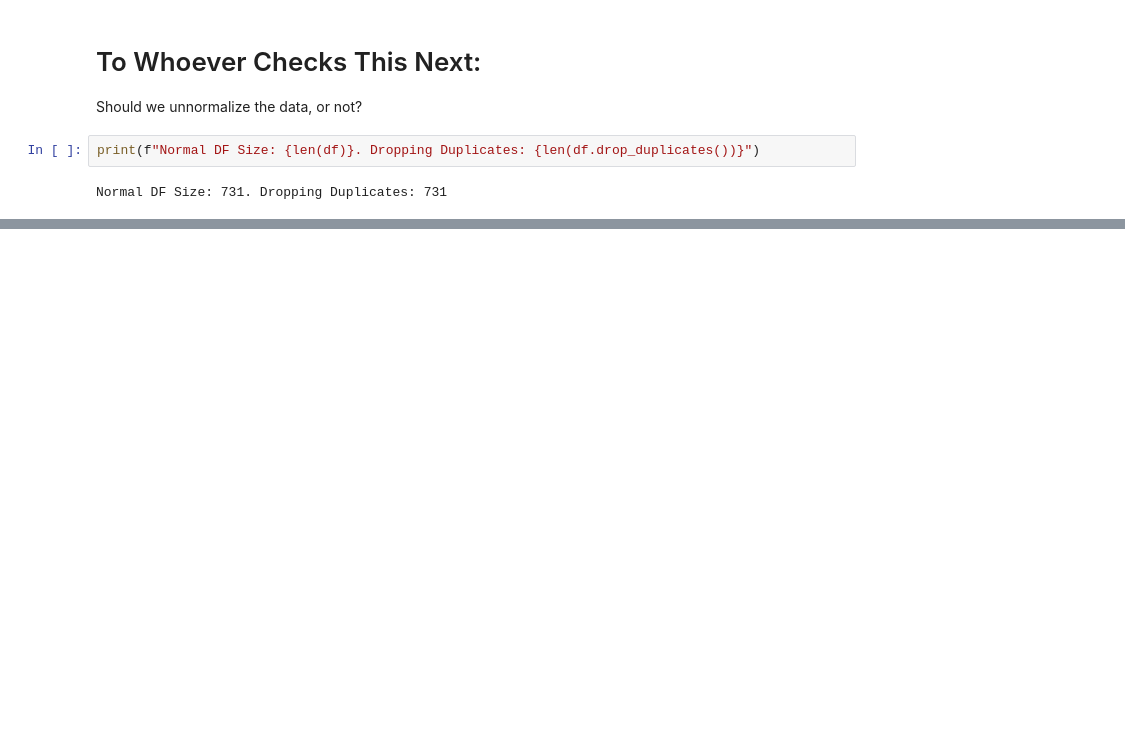
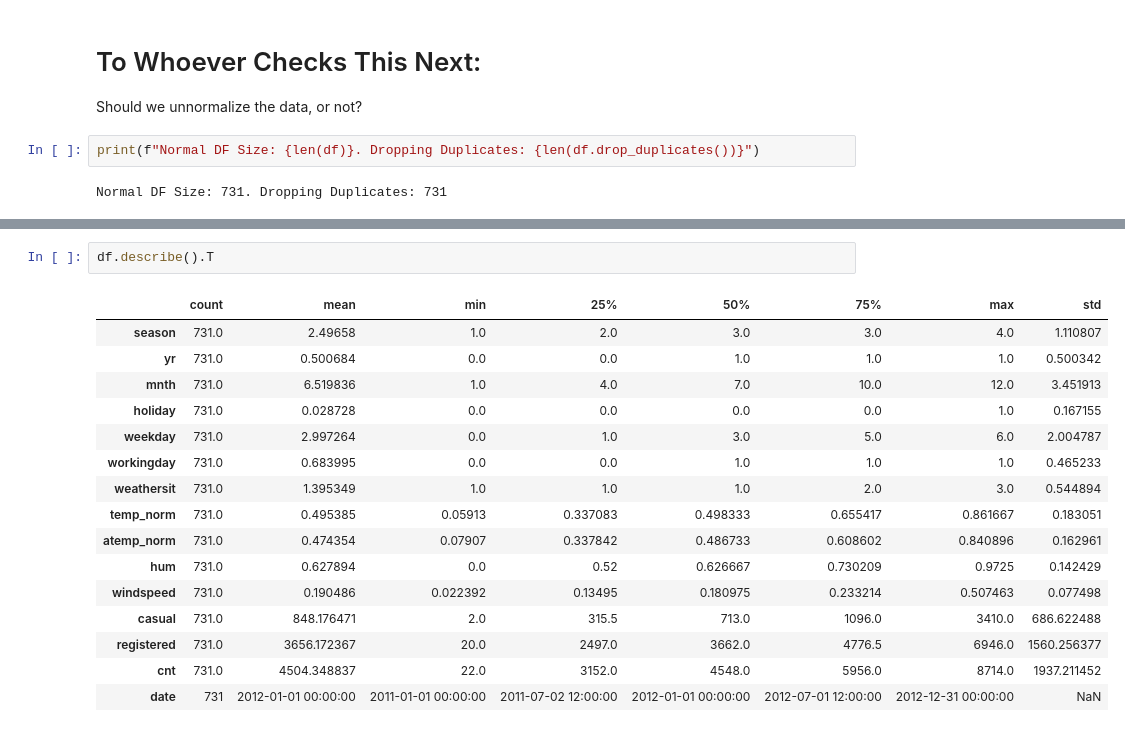
Before and after one commit to nageshwarsam/320-Final-Project, a Jupyter notebook: Data_Cleaning.ipynb, the cells around one changed output, grey strips where cells are left out. Drawn from its saved outputs; the diff is of its cells as text; blank space fills up the shorter version.

```diff
--- a/Data_Cleaning.ipynb
+++ b/Data_Cleaning.ipynb
@@ -97,0 +116,19 @@ Normal DF Size: 731. Dropping Duplicates: 731
+# %%
+df.describe().T
+# %% [output]
+|  | count | mean | min | 25% | 50% | 75% | max | std |
+| season | 731.0 | 2.49658 | 1.0 | 2.0 | 3.0 | 3.0 | 4.0 | 1.110807 |
+| yr | 731.0 | 0.500684 | 0.0 | 0.0 | 1.0 | 1.0 | 1.0 | 0.500342 |
+| mnth | 731.0 | 6.519836 | 1.0 | 4.0 | 7.0 | 10.0 | 12.0 | 3.451913 |
+| holiday | 731.0 | 0.028728 | 0.0 | 0.0 | 0.0 | 0.0 | 1.0 | 0.167155 |
+| weekday | 731.0 | 2.997264 | 0.0 | 1.0 | 3.0 | 5.0 | 6.0 | 2.004787 |
+| workingday | 731.0 | 0.683995 | 0.0 | 0.0 | 1.0 | 1.0 | 1.0 | 0.465233 |
+| weathersit | 731.0 | 1.395349 | 1.0 | 1.0 | 1.0 | 2.0 | 3.0 | 0.544894 |
+| temp_norm | 731.0 | 0.495385 | 0.05913 | 0.337083 | 0.498333 | 0.655417 | 0.861667 | 0.183051 |
+| atemp_norm | 731.0 | 0.474354 | 0.07907 | 0.337842 | 0.486733 | 0.608602 | 0.840896 | 0.162961 |
+| hum | 731.0 | 0.627894 | 0.0 | 0.52 | 0.626667 | 0.730209 | 0.9725 | 0.142429 |
+| windspeed | 731.0 | 0.190486 | 0.022392 | 0.13495 | 0.180975 | 0.233214 | 0.507463 | 0.077498 |
+| casual | 731.0 | 848.176471 | 2.0 | 315.5 | 713.0 | 1096.0 | 3410.0 | 686.622488 |
+| registered | 731.0 | 3656.172367 | 20.0 | 2497.0 | 3662.0 | 4776.5 | 6946.0 | 1560.256377 |
+| cnt | 731.0 | 4504.348837 | 22.0 | 3152.0 | 4548.0 | 5956.0 | 8714.0 | 1937.211452 |
+| date | 731 | 2012-01-01 00:00:00 | 2011-01-01 00:00:00 | 2011-07-02 12:00:00 | 2012-01-01 00:00:00 | 2012-07-01 12:00:00 | 2012-12-31 00:00:00 | NaN |
```
Also changed, not shown: parts of 6 cells of this notebook.
